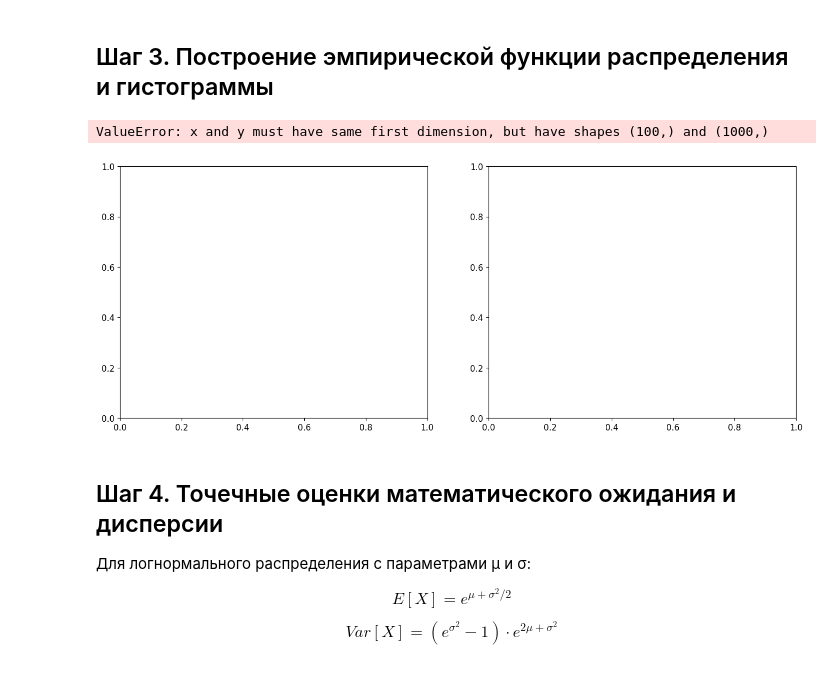
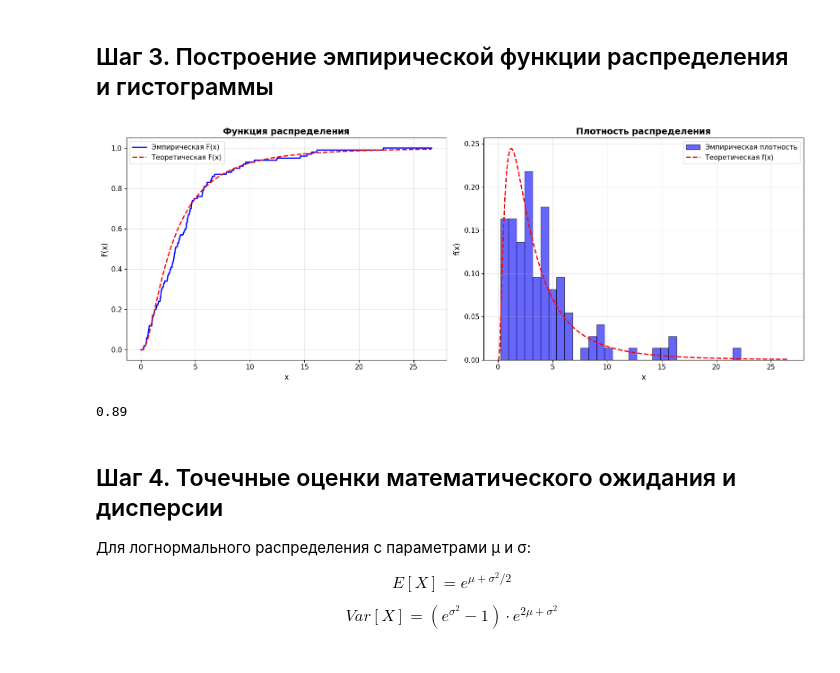
Before and after one commit to Zahar-Bratchikov/statistic, a Jupyter notebook: lab5/task2.ipynb, the cells around one changed output. Cells and saved outputs as stored; diff of their text form; code cells hidden in the pictures.

```diff
--- a/lab5/task2.ipynb
+++ b/lab5/task2.ipynb
@@ -114,42 +114,40 @@ def empirical_cdf_evaluate(sample, x_values):
 
     return result[0] if len(result) == 1 else result
 # %%
-sample_sorted = np.sort(sample)
-
 # Теоретическая функция распределения
 x_range = np.linspace(0.01, np.max(sample)*1.2, 1000)
 theoretical_cdf = lognorm.cdf(x_range, s=b_true, scale=np.exp(a_true))
 theoretical_pdf = lognorm.pdf(x_range, s=b_true, scale=np.exp(a_true))
 empirical_cdf = empirical_cdf_evaluate(sample, x_range)
 
 # Построение графиков
 fig, axes = plt.subplots(1, 2, figsize=(16, 6))
 
 # Эмпирическая и теоретическая функции распределения
 #axes[0].step(sample_sorted, empirical_cdf, where='post', label='Эмпирическая F(x)', linewidth=2, color='blue')
-axes[0].plot(sample_sorted, empirical_cdf, label='Эмпирическая F(x)', linewidth=2, color='blue')
+axes[0].plot(x_range, empirical_cdf, label='Эмпирическая F(x)', linewidth=2, color='blue')
 axes[0].plot(x_range, theoretical_cdf, label='Теоретическая F(x)', linewidth=2, color='red', linestyle='--')
 axes[0].set_xlabel('x', fontsize=12)
 axes[0].set_ylabel('F(x)', fontsize=12)
 axes[0].set_title('Функция распределения', fontsize=14, fontweight='bold')
 axes[0].legend(fontsize=11)
 axes[0].grid(True, alpha=0.3)
 
 # Гистограмма и теоретическая плотность
 axes[1].hist(sample, bins=30, density=True, alpha=0.6, color='blue', edgecolor='black', label='Эмпирическая плотность')
 axes[1].plot(x_range, theoretical_pdf, label='Теоретическая f(x)', linewidth=2, color='red', linestyle='--')
 axes[1].set_xlabel('x', fontsize=12)
 axes[1].set_ylabel('f(x)', fontsize=12)
 axes[1].set_title('Плотность распределения', fontsize=14, fontweight='bold')
 axes[1].legend(fontsize=11)
 axes[1].grid(True, alpha=0.3)
 
 plt.tight_layout()
 plt.show()
 print(empirical_cdf_evaluate(sample, 8.35))
 # %% [output]
+[figure, new version]
-ValueError: x and y must have same first dimension, but have shapes (100,) and (1000,)
+0.89
-[figure, old version]
 # %% [markdown]
 ## Шаг 4. Точечные оценки математического ожидания и дисперсии
 
```
Also changed, not shown: parts of 15 cells of this notebook.
